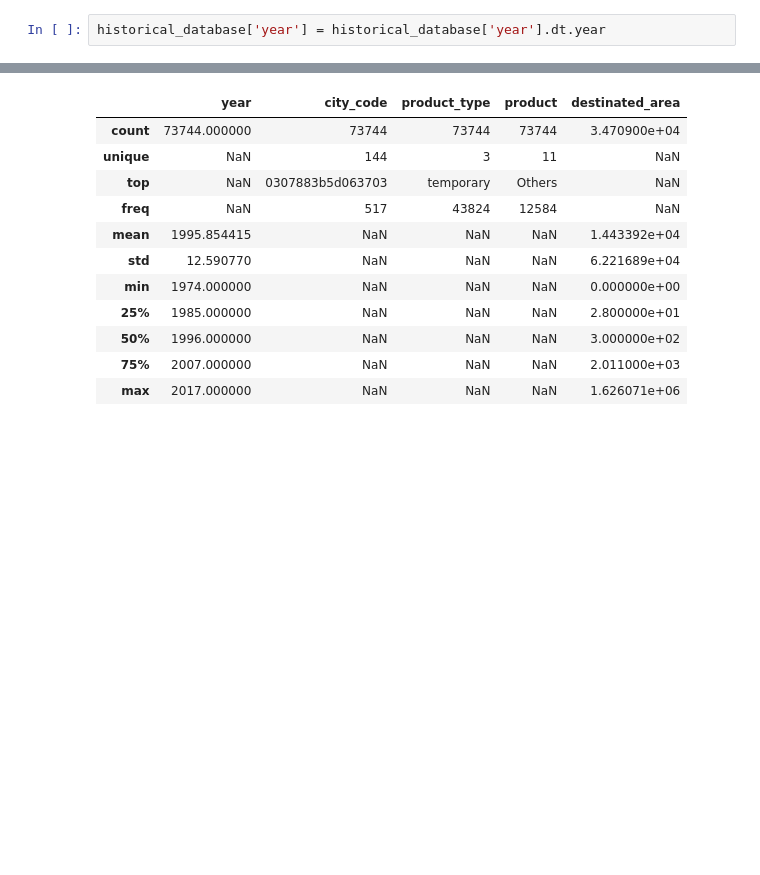
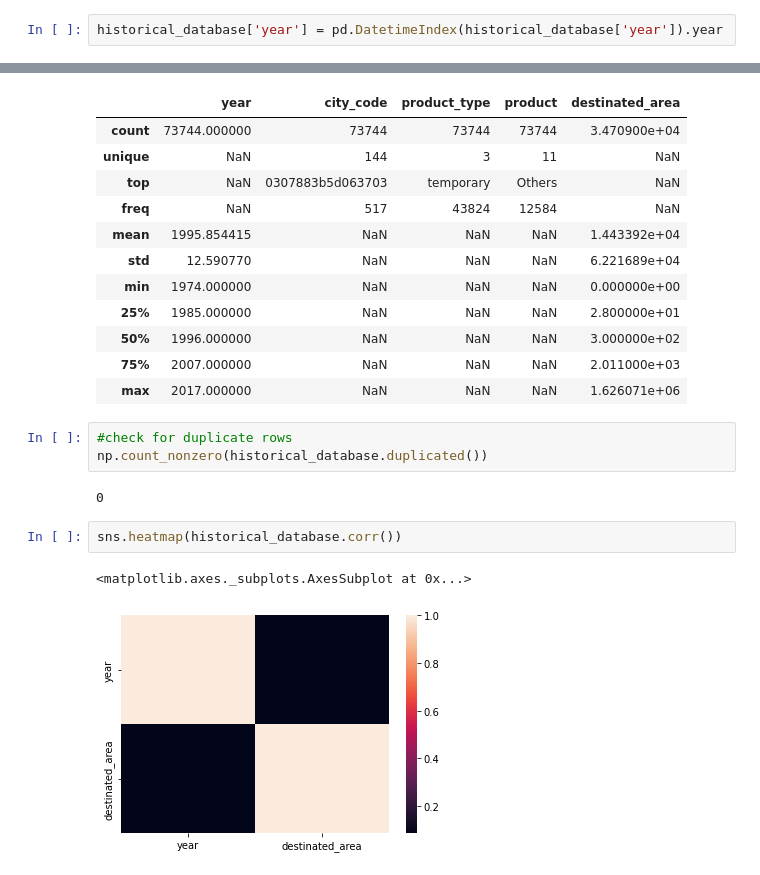
Before and after one commit to Marcos-Tonari-Diaz/Desafio_Bain_2022, a Jupyter notebook: Datathon.ipynb, the cells around one changed output, grey strips where cells are left out. Cells and saved outputs as stored; diff of their text form; blank space fills up the shorter version.

```diff
--- a/Datathon.ipynb
+++ b/Datathon.ipynb
@@ -23,7 +33,7 @@ historical_database
 | 73743 | 2017-01-01 | 74d75dde6dc4a5ec | pasture | Livestock | 165220,8728 |
 73744 rows × 5 columns
 # %%
-historical_database['year'] = historical_database['year'].dt.year
+historical_database['year'] = pd.DatetimeIndex(historical_database['year']).year
 # %%
 historical_database = historical_database.rename(columns = {'destinated_area,':'destinated_area'})
 # %%
@@ -83,3 +99,13 @@ historical_database.describe(include="all")
 | 50% | 1996.000000 | NaN | NaN | NaN | 3.000000e+02 |
 | 75% | 2007.000000 | NaN | NaN | NaN | 2.011000e+03 |
 | max | 2017.000000 | NaN | NaN | NaN | 1.626071e+06 |
+# %%
+#check for duplicate rows
+np.count_nonzero(historical_database.duplicated())
+# %% [output]
+0
+# %%
+sns.heatmap(historical_database.corr())
+# %% [output]
+<matplotlib.axes._subplots.AxesSubplot at 0x...>
+[figure, added]
```
Also changed, not shown: parts of 7 cells of this notebook.
